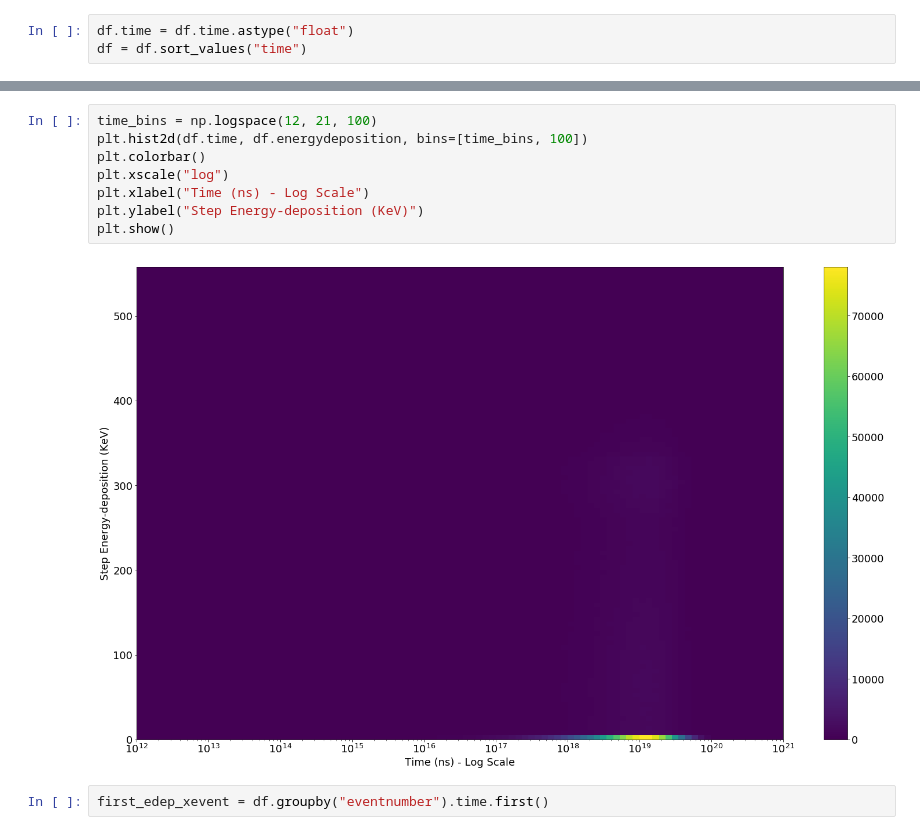
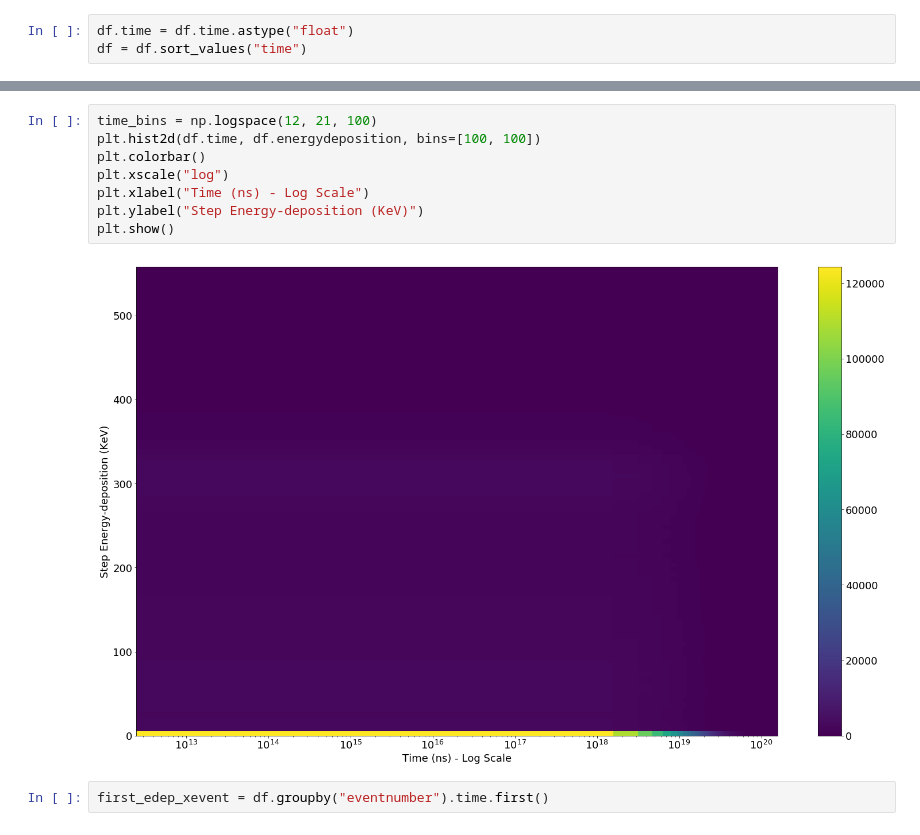
Before and after one commit to luigiberducci/ML4NP, a Jupyter notebook: Notebooks/analysis_1e6_ar39.ipynb, the cells around one changed output, grey strips where cells are left out. Cells and saved outputs as stored; diff of their text form.

```diff
--- a/Notebooks/analysis_1e6_ar39.ipynb
+++ b/Notebooks/analysis_1e6_ar39.ipynb
@@ -61,14 +63,14 @@ pd.DataFrame([df.time.describe(),
 | CumEdep(eventlevel) | 10000.0 | 2.133870e+04 | 1.323126e+03 | 1.660470e+04 | 2.044840e+04 | 2.133021e+04 | 2.221825e+04 | 2.727629e+04 |
 # %%
 time_bins = np.logspace(12, 21, 100)
-plt.hist2d(df.time, df.energydeposition, bins=[time_bins, 100])
+plt.hist2d(df.time, df.energydeposition, bins=[100, 100])
 plt.colorbar()
 plt.xscale("log")
 plt.xlabel("Time (ns) - Log Scale")
 plt.ylabel("Step Energy-deposition (KeV)")
 plt.show()
 # %% [output]
-[figure, old version]
+[figure, new version]
 # %%
 first_edep_xevent = df.groupby("eventnumber").time.first()
 # %%
```
Also changed, not shown: parts of 7 cells of this notebook.
